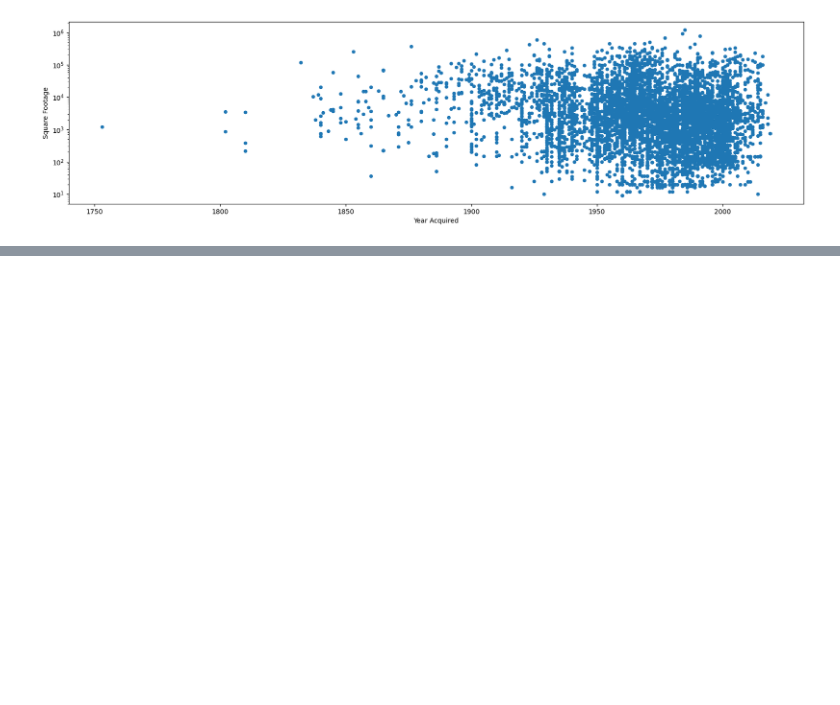
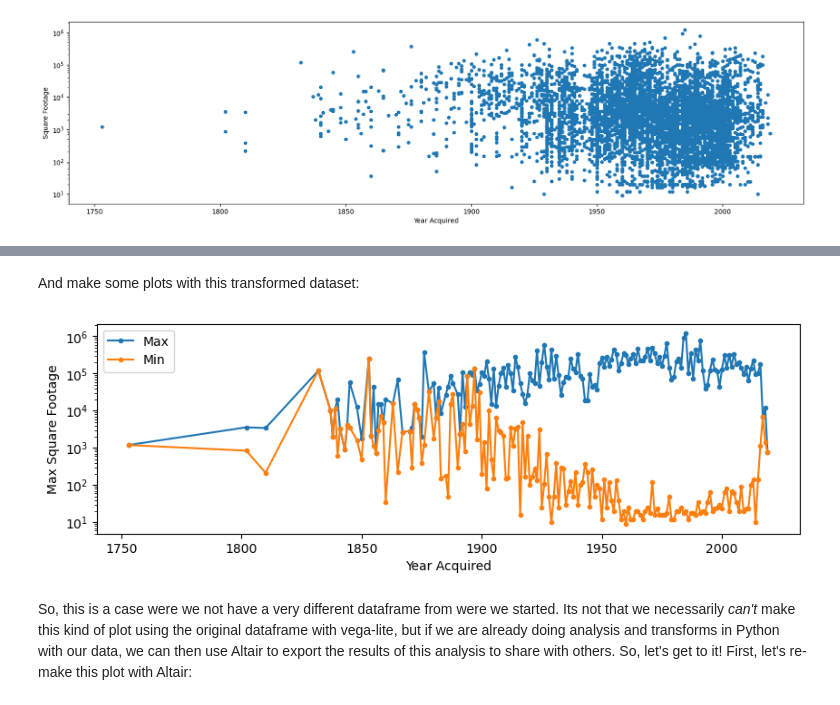
Before and after one commit to UIUC-iSchool-DataViz/is445_bcubcg_fall2022, a Jupyter notebook: week13/prep_notebook_week13_part0.ipynb, the cells around one changed output, grey strips where cells are left out. Saved outputs shown, nothing was run; the diff lists cells and outputs as text; code cells hidden in the pictures; blank space fills up the shorter version.

```diff
--- a/week13/prep_notebook_week13_part0.ipynb
+++ b/week13/prep_notebook_week13_part0.ipynb
@@ -56,0 +57,2 @@ Ok, now that we have that
+# %%
+stats = buildings.groupby("Year Acquired")["Square Footage"].describe()
@@ -56,0 +76,15 @@ Ok, now that we have that
+# %% [markdown]
+And make some plots with this transformed dataset:
+# %%
+fig, ax = plt.subplots(figsize=(10,3)) # using matplotlib to make figure & axes objects
+ax.plot(stats['max'],marker='.', label='Max') # plotting the 'max' column of stats
+ax.plot(stats['min'],marker='.', label='Min') # plotting the 'min' column of stats
+ax.set_xlabel("Year Acquired") # setting the x-label to be Year Acquired
+ax.set_ylabel("Max Square Footage") # setting y-label to be Max Square Footage
+ax.set_yscale('log')
+ax.legend() # placing the labels in a legend that i added to the plots
+plt.show()
+# %% [output]
+[figure, added]
+# %% [markdown]
+So, this is a case were we not have a very different dataframe from were we started.  Its not that we necessarily *can't* make this kind of plot using the original dataframe with vega-lite, but if we are already doing analysis and transforms in Python with our data, we can then use Altair to export the results of this analysis to share with others.  So, let's get to it! First, let's re-make this plot with Altair:
```
Also changed, not shown: parts of 11 cells of this notebook.
